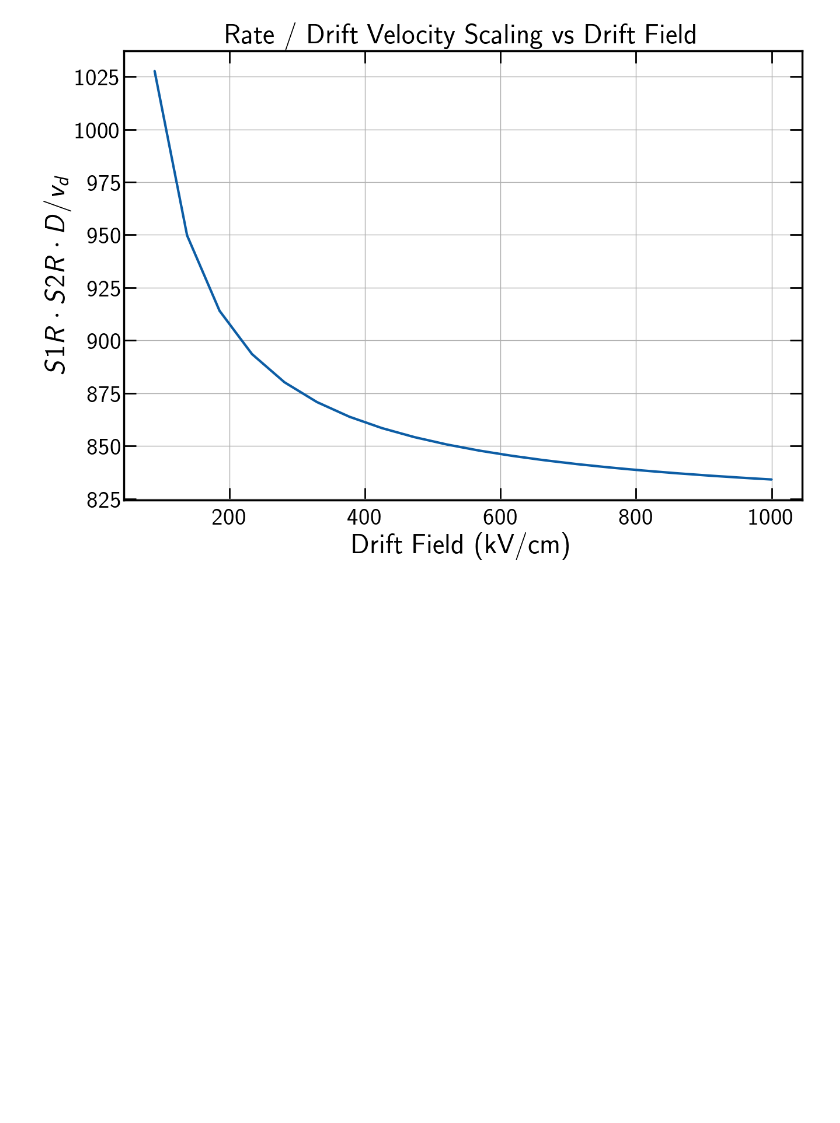
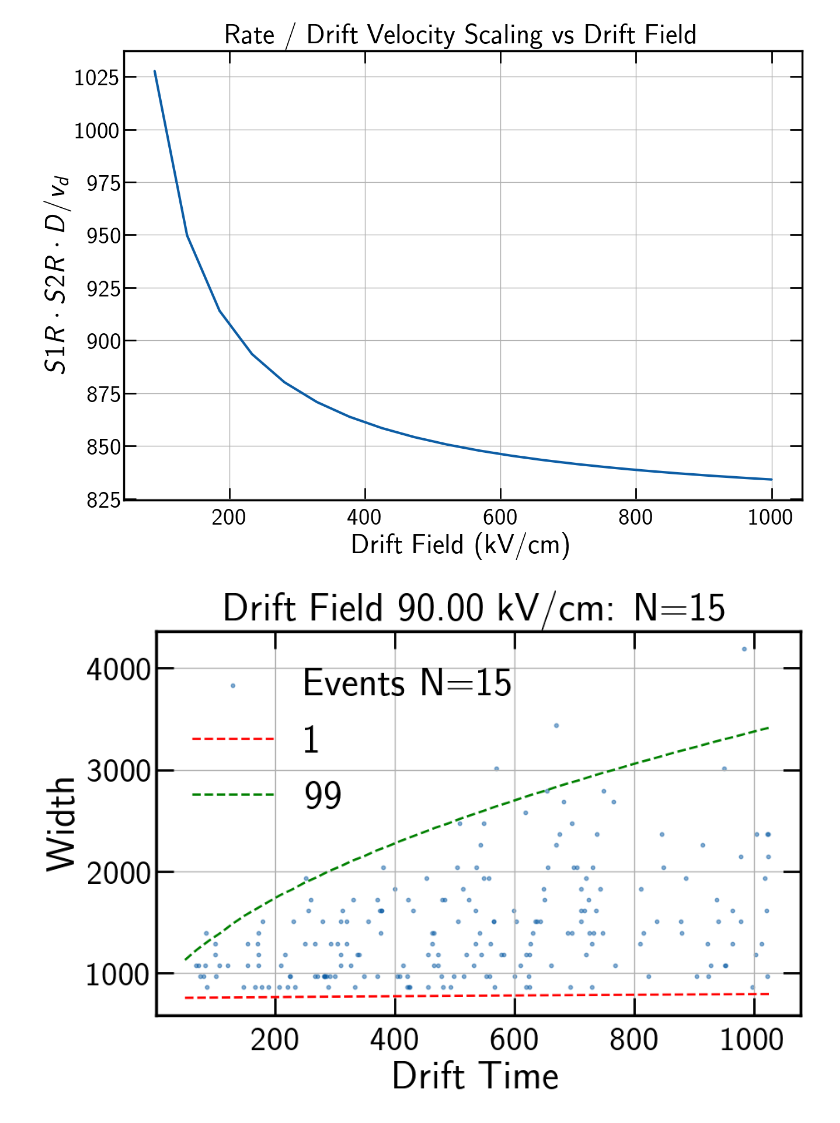
Before and after one commit to danieljameshunt/AccidentalWidthModelling, a Jupyter notebook: Best Field Prediction.ipynb, the cells around one changed output. Cells and saved outputs as stored; diff of their text form; code cells hidden in the pictures; blank space fills up the shorter version.

Commit message:
Acceptances for a single drift field seem to make sense. Acceptances when changing drift field do not.

```diff
--- a/Best Field Prediction.ipynb
+++ b/Best Field Prediction.ipynb
@@ -12,6 +12,24 @@ import NESTModel
 from s2widthFast import WidthModel
 
 plt.style.use('style.mplstyle')
+# %%
+# Exponential sampling helper
+def sample_exponential_in_range(low, high, size, scale=None):
+    """
+    Sample 'size' points from an exponential distribution truncated between 'low' and 'high'.
+    scale: the exponential scale parameter (mean). If None, defaults to 0.3*(high-low)
+    """
+    if scale is None:
+        scale = 0.3 * (high - low)
+    # sample until all values are within [low, high]
+    samples = np.empty(size)
+    for i in range(size):
+        while True:
+            x = np.random.exponential(scale)
+            if low <= x <= high:
+                samples[i] = x
+                break
+    return samples
 # %%
 S1R = 1.0   # Example S1 rate
 S2R = 1.0   # Example S2 rate
@@ -31,3 +49,79 @@ plt.title("Rate / Drift Velocity Scaling vs Drift Field")
 plt.grid(True)
 # %% [output]
 [figure]
+# %%
+import matplotlib.pyplot as plt
+from scipy.interpolate import interp1d
+import numpy as np
+
+# Target N for visualization
+N_target = 15
+
+# -------------------------------
+# Loop over drift fields (example)
+# -------------------------------
+for E_idx, E in enumerate(E_fields):
+    vd = NESTModel.NEST_DV(E)
+    T_max = D / vd
+    DL = NESTModel.NEST_DL(E)
+
+    print()
+
+    # Build WidthModel
+    model = WidthModel(DL, vd, C=775, dC=130, p=0.5, numba_Npts=800)
+
+    n_values = np.arange(4, 21)
+    drift_times_grid = np.linspace(50, T_max, 50)
+    widths_grid = np.linspace(0, 10000, 200)
+
+    # Adaptive width grid based on diffusion
+    max_sigma = model.M * np.sqrt(T_max)
+    widths_grid = np.linspace(0, 10 * max_sigma, 200)
+
+    model.build_pdf_3d(n_values, drift_times_grid, widths_grid)
+    model.lower_bounds, model.upper_bounds = WidthModel.compute_percentile_bounds(model.pdf_3d, model._pdf_widths, lower=2, upper=98.0)
+
+    # -------------------------------
+    # Generate random events
+    # -------------------------------
+    M = 10000
+    DT_proxy = np.random.uniform(50, T_max, size=M)  # random drift times
+    Ns_cont = sample_exponential_in_range(min(n_values), max(n_values), M)
+    Ns = np.rint(Ns_cont).astype(int)
+
+    Ws = model.sample(Ns, DT_proxy)
+
+    # -------------------------------
+    # Plot N_target events with contours
+    # -------------------------------
+    mask = (np.rint(Ns) == N_target)
+
+    if np.any(mask):
+        DT_plot = DT_proxy[mask]
+        W_plot = Ws[mask]
+
+        # Interpolate bounds for N_target
+        n_idx = np.argmin(np.abs(model._pdf_n_values - N_target))
+        lower_interp = interp1d(model._pdf_drift_times, model.lower_bounds[n_idx, :],
+                                bounds_error=False,
+                                fill_value=(model._pdf_widths[0], model._pdf_widths[-1]))
+        upper_interp = interp1d(model._pdf_drift_times, model.upper_bounds[n_idx, :],
+                                bounds_error=False,
+                                fill_value=(model._pdf_widths[0], model._pdf_widths[-1]))
+
+        dt_grid = model._pdf_drift_times
+        lower_contour = lower_interp(dt_grid)
+        upper_contour = upper_interp(dt_grid)
+
+        plt.figure(figsize=(10,6))
+        plt.scatter(DT_plot, W_plot, s=10, alpha=0.5, label=f"Events N={N_target}")
+        plt.plot(dt_grid, lower_contour, 'r--', lw=2, label="1% contour")
+        plt.plot(dt_grid, upper_contour, 'g--', lw=2, label="99% contour")
+        plt.xlabel("Drift Time")
+        plt.ylabel("Width")
+        plt.title(f"Drift Field {E:.2f} kV/cm: N={N_target}")
+        plt.legend()
+        plt.grid(True)
+        plt.show()
+# %% [output]
+[figure, added]
```
Also changed, not shown: parts of 3 cells of this notebook, 2 other files.
